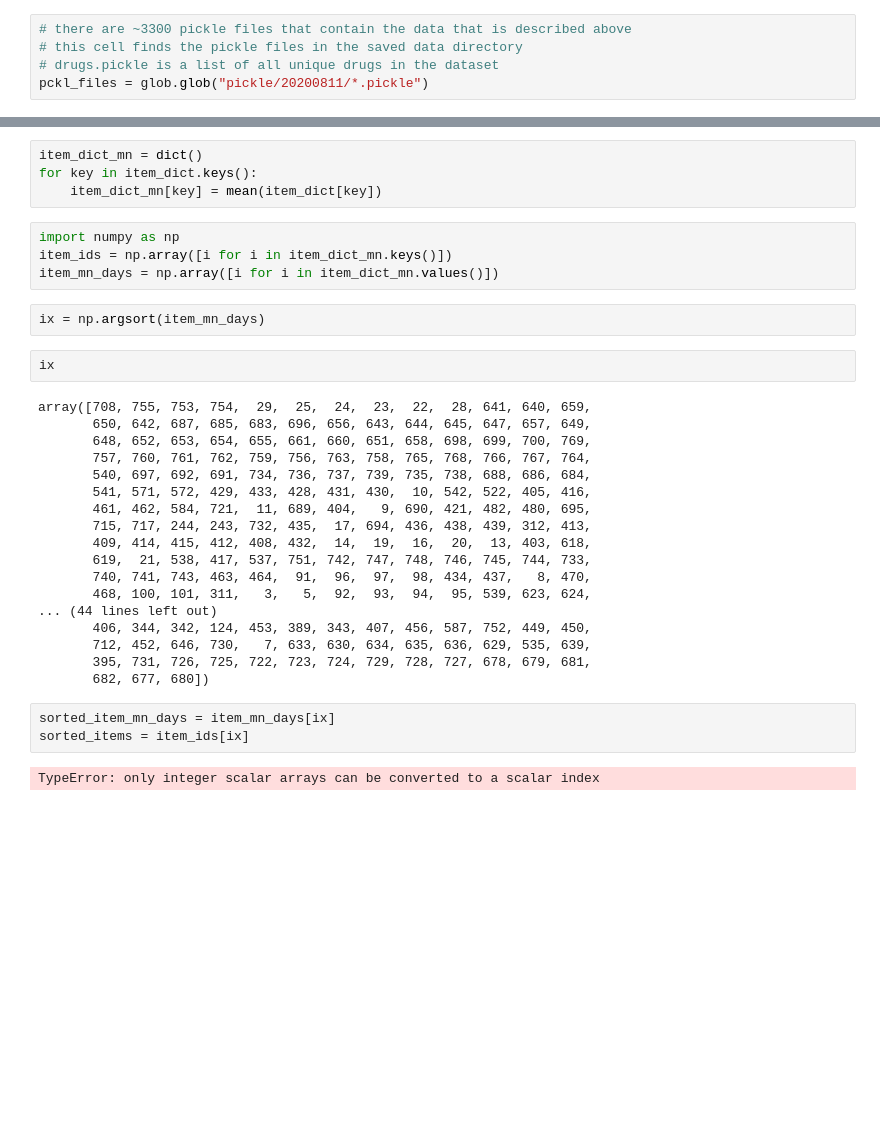
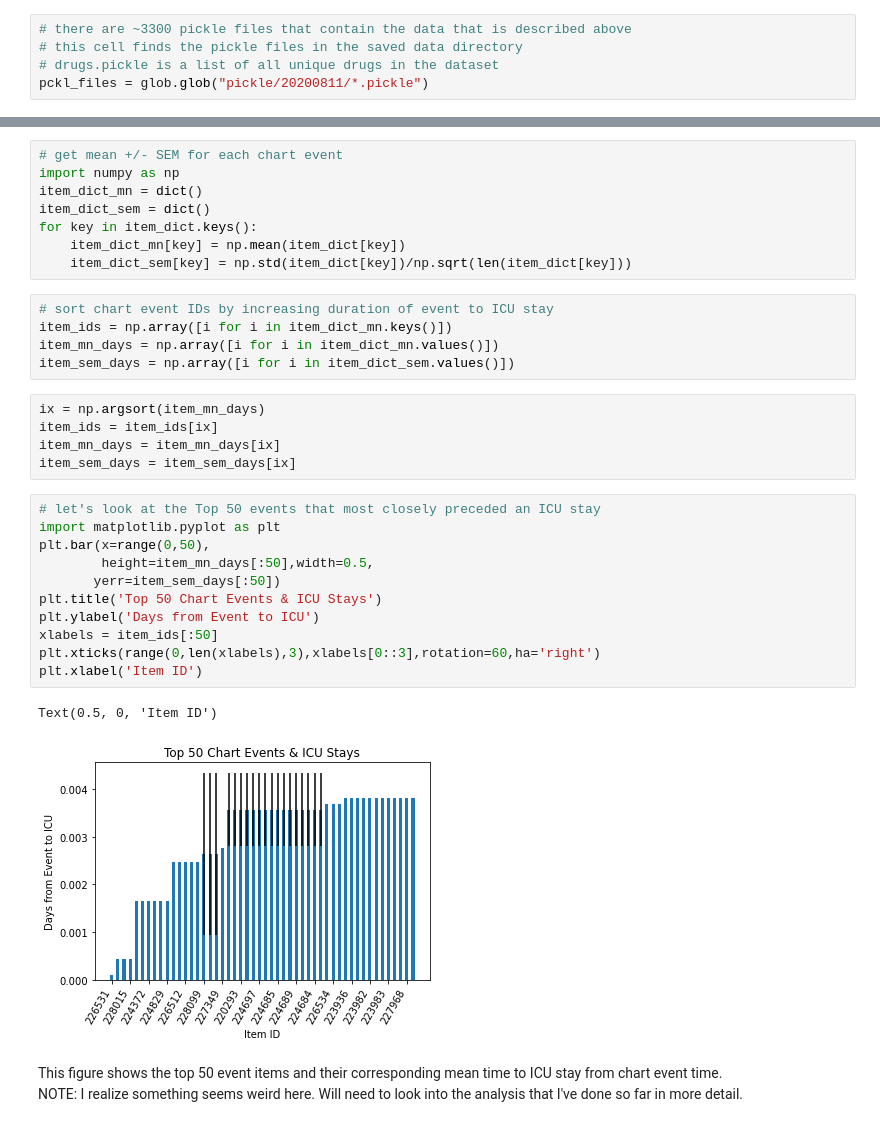
Before and after one commit to adamgiffordphd/imminent_icu_stays, a Jupyter notebook: plot_summary_chartEvents_and_icustays.ipynb, the cells around one changed output, grey strips where cells are left out. Cells and saved outputs as stored; diff of their text form; blank space fills up the shorter version.

```diff
--- a/plot_summary_chartEvents_and_icustays.ipynb
+++ b/plot_summary_chartEvents_and_icustays.ipynb
@@ -168,38 +84,38 @@ for m_ix in df_bySubjAdICU.index:
             item_dict[item] = [df_bySubjAdICU.loc[m_ix][('DAYS_CHRT_TO_ICU','mean')]]
         else:
             item_dict[item].append([df_bySubjAdICU.loc[m_ix][('DAYS_CHRT_TO_ICU','mean')]])
-# %%
-item_dict_mn = dict()
-for key in item_dict.keys():
-    item_dict_mn[key] = mean(item_dict[key])
+# %%
+# get mean +/- SEM for each chart event
+import numpy as np
+item_dict_mn = dict()
+item_dict_sem = dict()
+for key in item_dict.keys():
+    item_dict_mn[key] = np.mean(item_dict[key])
+    item_dict_sem[key] = np.std(item_dict[key])/np.sqrt(len(item_dict[key]))
 # %%
-import numpy as np
+# sort chart event IDs by increasing duration of event to ICU stay
 item_ids = np.array([i for i in item_dict_mn.keys()])
 item_mn_days = np.array([i for i in item_dict_mn.values()])
+item_sem_days = np.array([i for i in item_dict_sem.values()])
 # %%
 ix = np.argsort(item_mn_days)
+item_ids = item_ids[ix]
+item_mn_days = item_mn_days[ix]
+item_sem_days = item_sem_days[ix]
-# %%
-ix
-# %% [output]
-array([708, 755, 753, 754,  29,  25,  24,  23,  22,  28, 641, 640, 659,
-       650, 642, 687, 685, 683, 696, 656, 643, 644, 645, 647, 657, 649,
-       648, 652, 653, 654, 655, 661, 660, 651, 658, 698, 699, 700, 769,
-       757, 760, 761, 762, 759, 756, 763, 758, 765, 768, 766, 767, 764,
-       540, 697, 692, 691, 734, 736, 737, 739, 735, 738, 688, 686, 684,
-       541, 571, 572, 429, 433, 428, 431, 430,  10, 542, 522, 405, 416,
-       461, 462, 584, 721,  11, 689, 404,   9, 690, 421, 482, 480, 695,
-       715, 717, 244, 243, 732, 435,  17, 694, 436, 438, 439, 312, 413,
-       409, 414, 415, 412, 408, 432,  14,  19,  16,  20,  13, 403, 618,
-       619,  21, 538, 417, 537, 751, 742, 747, 748, 746, 745, 744, 733,
-       740, 741, 743, 463, 464,  91,  96,  97,  98, 434, 437,   8, 470,
-       468, 100, 101, 311,   3,   5,  92,  93,  94,  95, 539, 623, 624,
-... (44 lines left out)
-       406, 344, 342, 124, 453, 389, 343, 407, 456, 587, 752, 449, 450,
-       712, 452, 646, 730,   7, 633, 630, 634, 635, 636, 629, 535, 639,
-       395, 731, 726, 725, 722, 723, 724, 729, 728, 727, 678, 679, 681,
-       682, 677, 680])
-# %%
-sorted_item_mn_days = item_mn_days[ix]
-sorted_items = item_ids[ix]
-# %% [output]
-TypeError: only integer scalar arrays can be converted to a scalar index
+# %%
+# let's look at the Top 50 events that most closely preceded an ICU stay
+import matplotlib.pyplot as plt
+plt.bar(x=range(0,50),
+        height=item_mn_days[:50],width=0.5,
+       yerr=item_sem_days[:50])
+plt.title('Top 50 Chart Events & ICU Stays')
+plt.ylabel('Days from Event to ICU')
+xlabels = item_ids[:50]
+plt.xticks(range(0,len(xlabels),3),xlabels[0::3],rotation=60,ha='right')
+plt.xlabel('Item ID')
+# %% [output]
+Text(0.5, 0, 'Item ID')
+[figure, added]
+# %% [markdown]
+This figure shows the top 50 event items and their corresponding mean time to ICU stay from chart event time. <br>
+NOTE: I realize something seems weird here. Will need to look into the analysis that I've done so far in more detail.
```
Also changed, not shown: parts of 21 cells of this notebook.
